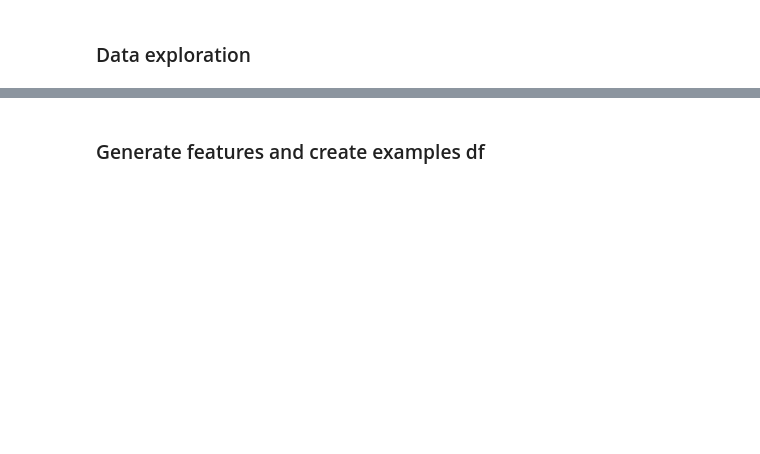
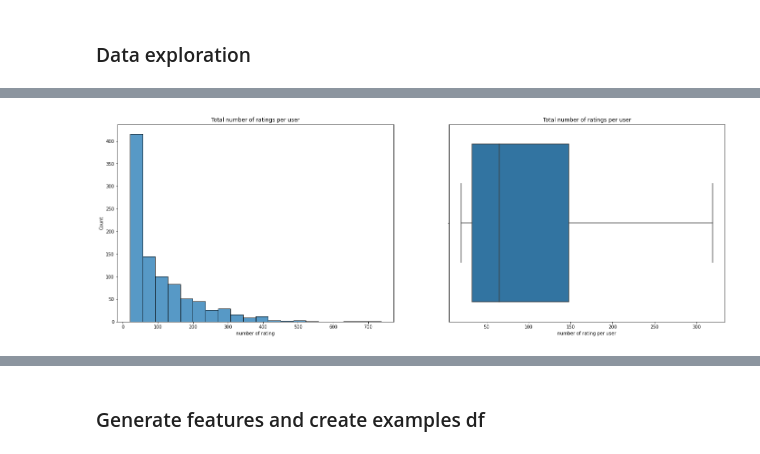
Before and after one commit to lotenn/recsys-3639-final-project, a Jupyter notebook: runner.ipynb, the cells around one changed output, grey strips where cells are left out. Cells and saved outputs as stored; diff of their text form; code cells hidden in the pictures; blank space fills up the shorter version.

```diff
--- a/runner.ipynb
+++ b/runner.ipynb
@@ -82,0 +56,4 @@ plt.title('movies release_date distribution in yearly granulrity');
+# %%
+plotter.plot_ratings_distribution(ratings_df)
+# %% [output]
+[figure, added]
```
Also changed, not shown: parts of 40 cells of this notebook, 1 other file.
